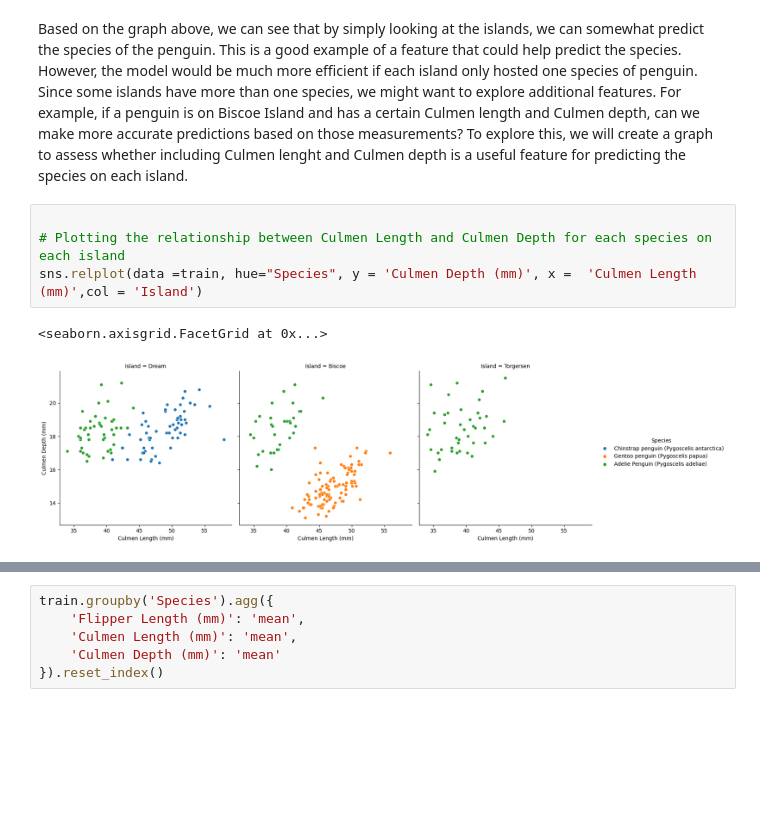
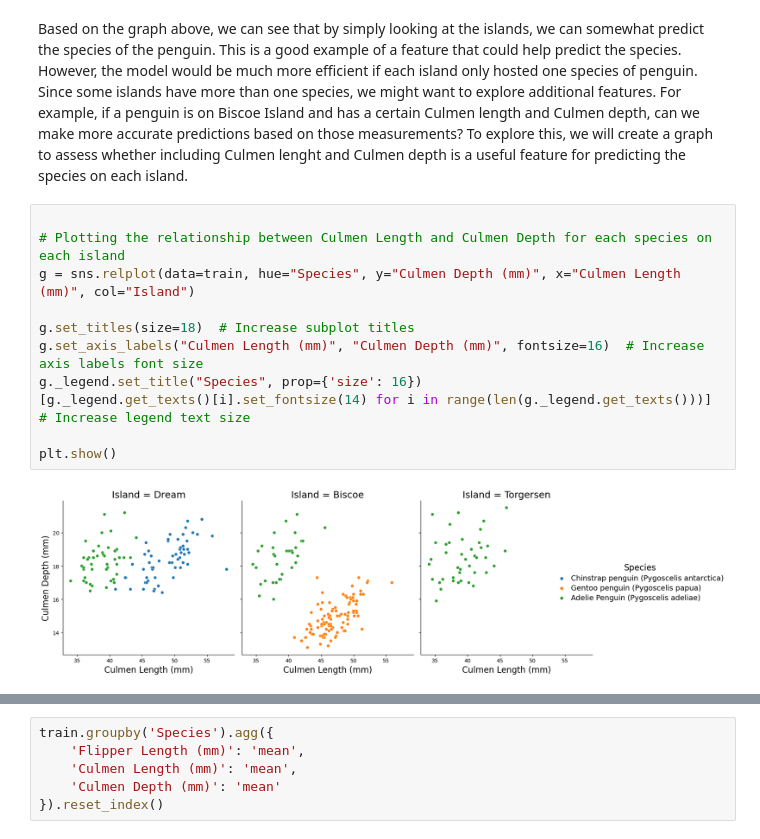
Before and after one commit to Pbabu-Github/ML-Projects, a Jupyter notebook: posts/Penguins/index.ipynb, the cells around one changed output, grey strips where cells are left out. Drawn from its saved outputs; the diff is of its cells as text; blank space fills up the shorter version.

```diff
--- a/posts/Penguins/index.ipynb
+++ b/posts/Penguins/index.ipynb
@@ -99,10 +111,16 @@ Based on the graph above, we can see that by simply looking at the islands, we c
 # %%
 
 # Plotting the relationship between Culmen Length and Culmen Depth for each species on each island
-sns.relplot(data =train, hue="Species", y = 'Culmen Depth (mm)', x =  'Culmen Length (mm)',col = 'Island')
+g = sns.relplot(data=train, hue="Species", y="Culmen Depth (mm)", x="Culmen Length (mm)", col="Island")
+
+g.set_titles(size=18)  # Increase subplot titles
+g.set_axis_labels("Culmen Length (mm)", "Culmen Depth (mm)", fontsize=16)  # Increase axis labels font size
+g._legend.set_title("Species", prop={'size': 16})
+[g._legend.get_texts()[i].set_fontsize(14) for i in range(len(g._legend.get_texts()))]  # Increase legend text size
+
+plt.show()
 # %% [output]
-<seaborn.axisgrid.FacetGrid at 0x...>
-[figure, old version]
+[figure, new version]
 # %% [markdown]
 The graph above looks at the relationship between Culmen Depth (mm) and Culmen Length (mm) for different penguin species, separated by island. Each species is color-coded to highlight patterns in their beak dimensions.
 From this graph, we can observe:
```
Also changed, not shown: parts of 15 cells of this notebook, 12 other files.
